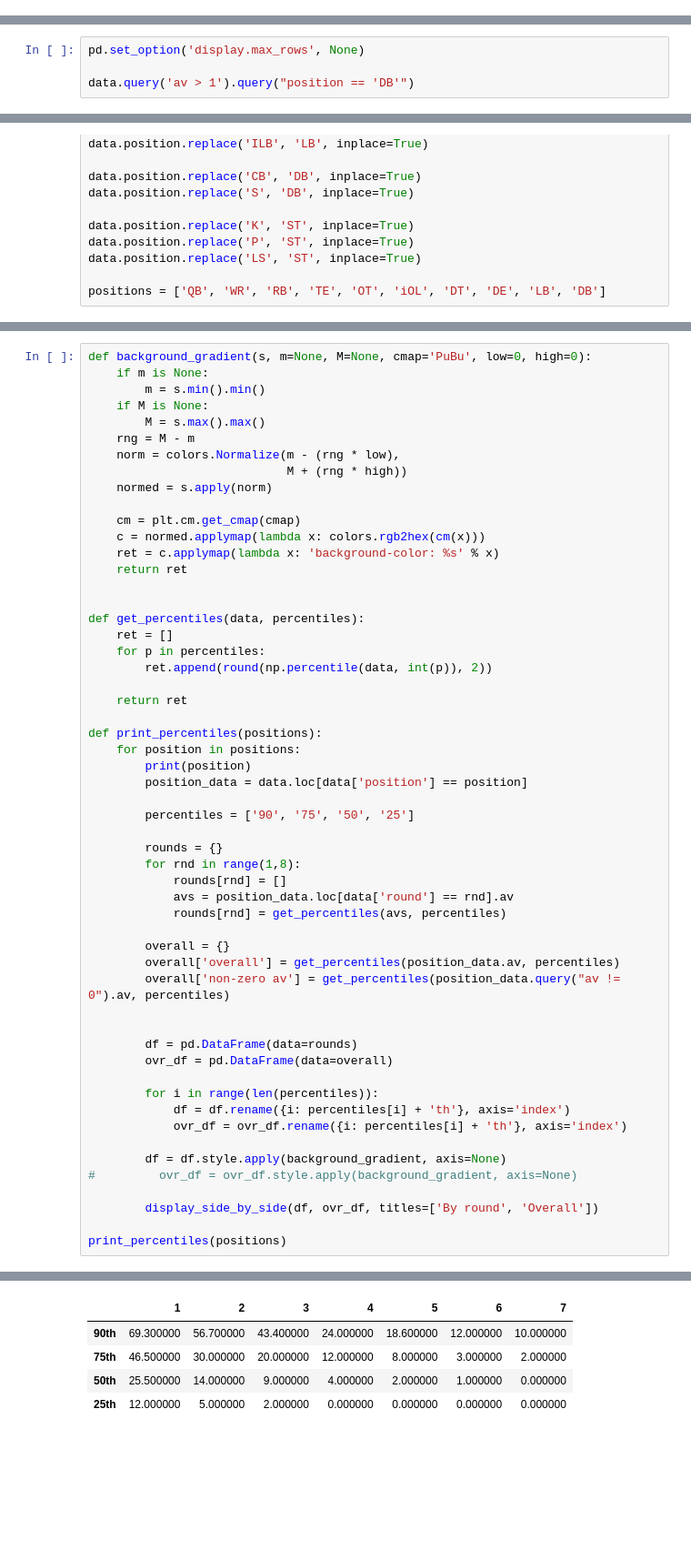
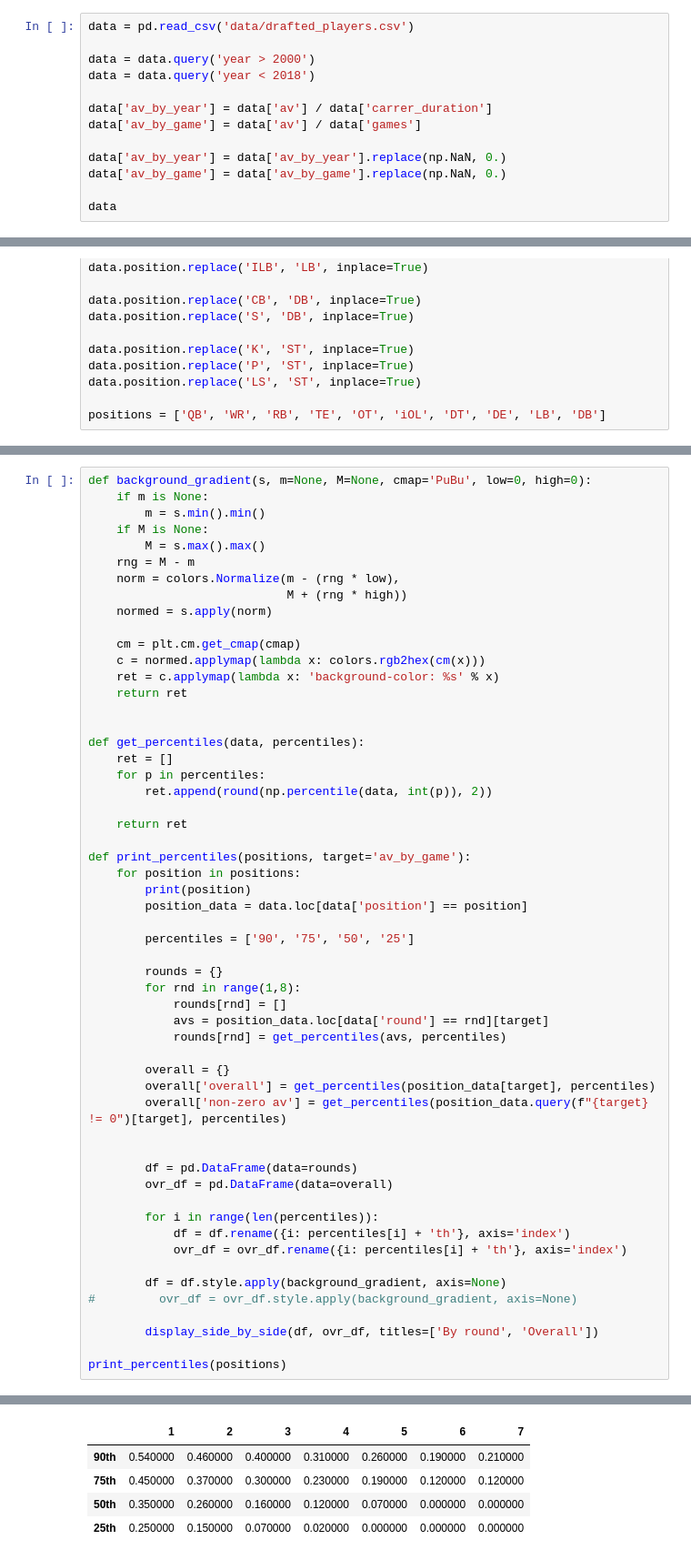
Before and after one commit to joaossmacedo/NFL-Draft-Scraper, a Jupyter notebook: nfl_draft_analysis.ipynb, the cells around one changed output, grey strips where cells are left out. Shown at 91% size. Cells and saved outputs as stored; diff of their text form; blank space fills up the shorter version.

```diff
--- a/nfl_draft_analysis.ipynb
+++ b/nfl_draft_analysis.ipynb
@@ -42,0 +39,13 @@ data
+# %%
+data = pd.read_csv('data/drafted_players.csv')
+
+data = data.query('year > 2000')
+data = data.query('year < 2018')
+
+data['av_by_year'] = data['av'] / data['carrer_duration']
+data['av_by_game'] = data['av'] / data['games']
+
+data['av_by_year'] = data['av_by_year'].replace(np.NaN, 0.)
+data['av_by_game'] = data['av_by_game'].replace(np.NaN, 0.)
+
+data
@@ -64,4 +88,0 @@ data.query('av > 1').query("position == 'DL'")
-# %%
-pd.set_option('display.max_rows', None)
-
-data.query('av > 1').query("position == 'DB'")
@@ -176,7 +262,7 @@ def get_percentiles(data, percentiles):
 
     return ret
 
-def print_percentiles(positions):
+def print_percentiles(positions, target='av_by_game'):
     for position in positions:
         print(position)
         position_data = data.loc[data['position'] == position]
@@ -186,12 +272,12 @@ def print_percentiles(positions):
         rounds = {}
         for rnd in range(1,8):
             rounds[rnd] = []
-            avs = position_data.loc[data['round'] == rnd].av
+            avs = position_data.loc[data['round'] == rnd][target]
             rounds[rnd] = get_percentiles(avs, percentiles)
 
         overall = {}
-        overall['overall'] = get_percentiles(position_data.av, percentiles)
-        overall['non-zero av'] = get_percentiles(position_data.query("av != 0").av, percentiles)
+        overall['overall'] = get_percentiles(position_data[target], percentiles)
+        overall['non-zero av'] = get_percentiles(position_data.query(f"{target} != 0")[target], percentiles)
 
 
         df = pd.DataFrame(data=rounds)
@@ -224,9 +310,9 @@ Overall
 WR
 By round
 |  | 1 | 2 | 3 | 4 | 5 | 6 | 7 |
-| 90th | 69.300000 | 56.700000 | 43.400000 | 24.000000 | 18.600000 | 12.000000 | 10.000000 |
-| 75th | 46.500000 | 30.000000 | 20.000000 | 12.000000 | 8.000000 | 3.000000 | 2.000000 |
-| 50th | 25.500000 | 14.000000 | 9.000000 | 4.000000 | 2.000000 | 1.000000 | 0.000000 |
-| 25th | 12.000000 | 5.000000 | 2.000000 | 0.000000 | 0.000000 | 0.000000 | 0.000000 |
+| 90th | 0.540000 | 0.460000 | 0.400000 | 0.310000 | 0.260000 | 0.190000 | 0.210000 |
+| 75th | 0.450000 | 0.370000 | 0.300000 | 0.230000 | 0.190000 | 0.120000 | 0.120000 |
+| 50th | 0.350000 | 0.260000 | 0.160000 | 0.120000 | 0.070000 | 0.000000 | 0.000000 |
+| 25th | 0.250000 | 0.150000 | 0.070000 | 0.020000 | 0.000000 | 0.000000 | 0.000000 |
 Overall
 |  | overall | non-zero av |
```
Also changed, not shown: parts of 15 cells of this notebook.
